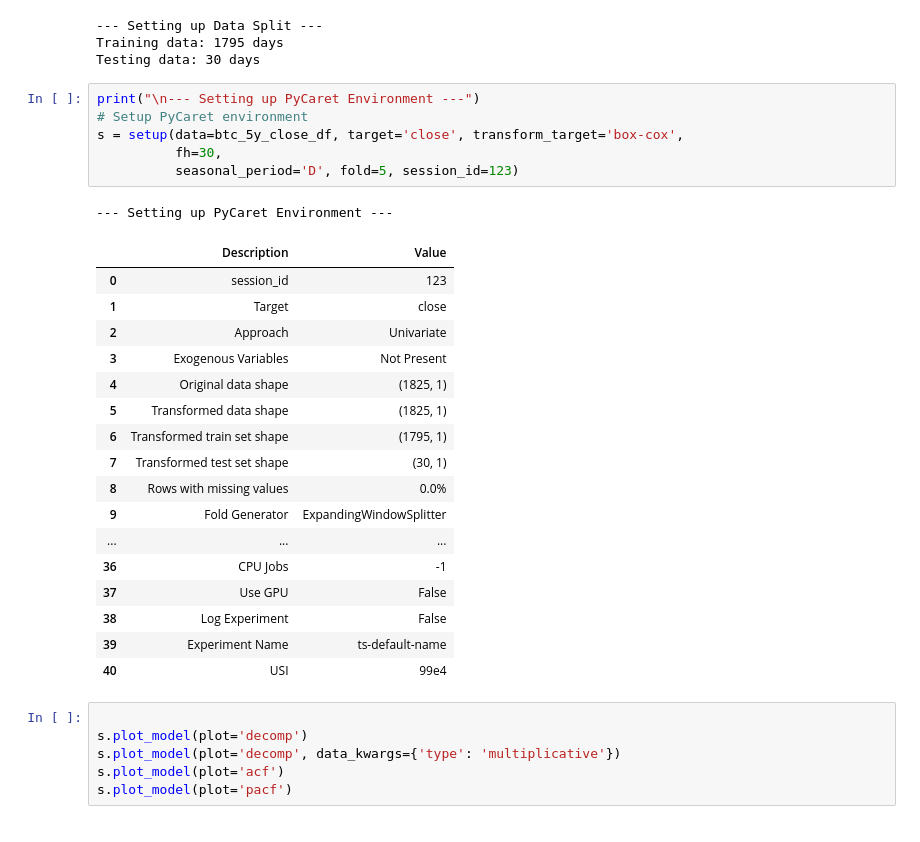
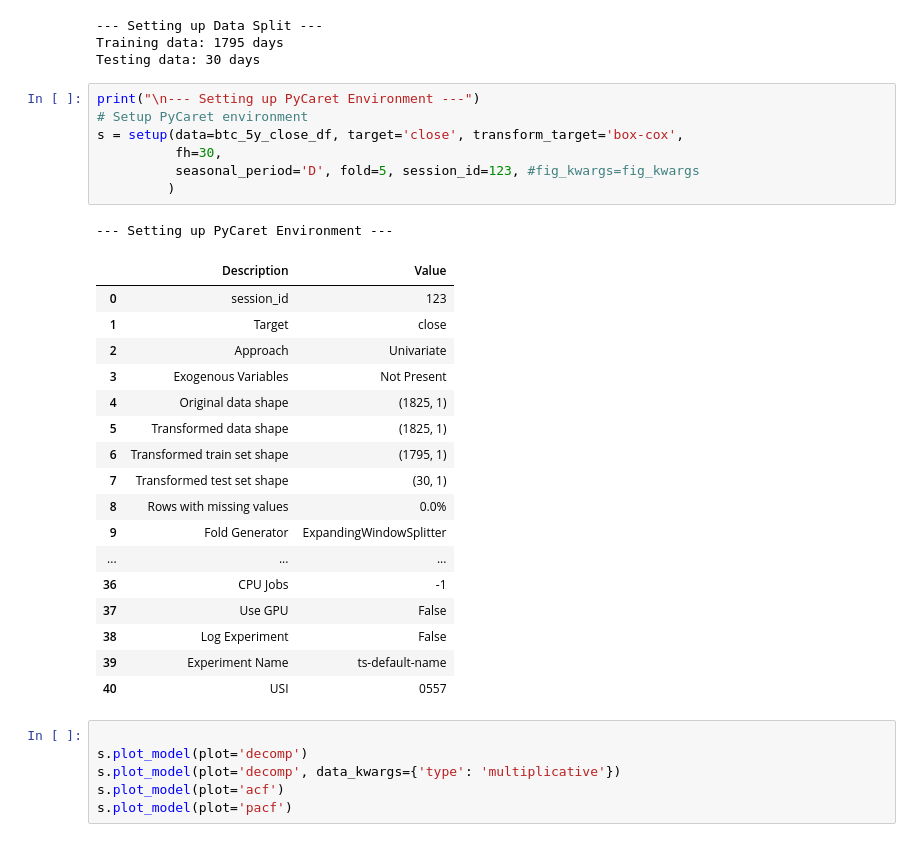
Before and after one commit to RalleyD/COM724_AE2, a Jupyter notebook: notebooks/arima-prototyping.ipynb, the cells around one changed output. Cells and saved outputs as stored; diff of their text form.

```diff
--- a/notebooks/arima-prototyping.ipynb
+++ b/notebooks/arima-prototyping.ipynb
@@ -48,28 +54,29 @@ Testing data: 30 days
 # %%
 print("\n--- Setting up PyCaret Environment ---")
 # Setup PyCaret environment
 s = setup(data=btc_5y_close_df, target='close', transform_target='box-cox',
           fh=30,
-          seasonal_period='D', fold=5, session_id=123)
+          seasonal_period='D', fold=5, session_id=123, #fig_kwargs=fig_kwargs
+         )
 # %% [output]
 --- Setting up PyCaret Environment ---
 |  | Description | Value |
 | 0 | session_id | 123 |
 | 1 | Target | close |
 | 2 | Approach | Univariate |
 | 3 | Exogenous Variables | Not Present |
 | 4 | Original data shape | (1825, 1) |
 | 5 | Transformed data shape | (1825, 1) |
 | 6 | Transformed train set shape | (1795, 1) |
 | 7 | Transformed test set shape | (30, 1) |
 | 8 | Rows with missing values | 0.0% |
 | 9 | Fold Generator | ExpandingWindowSplitter |
 | ... | ... | ... |
 | 36 | CPU Jobs | -1 |
 | 37 | Use GPU | False |
 | 38 | Log Experiment | False |
 | 39 | Experiment Name | ts-default-name |
-| 40 | USI | 99e4 |
+| 40 | USI | 0557 |
 # %%
 
 s.plot_model(plot='decomp')
```
Also changed, not shown: parts of 9 cells of this notebook.
